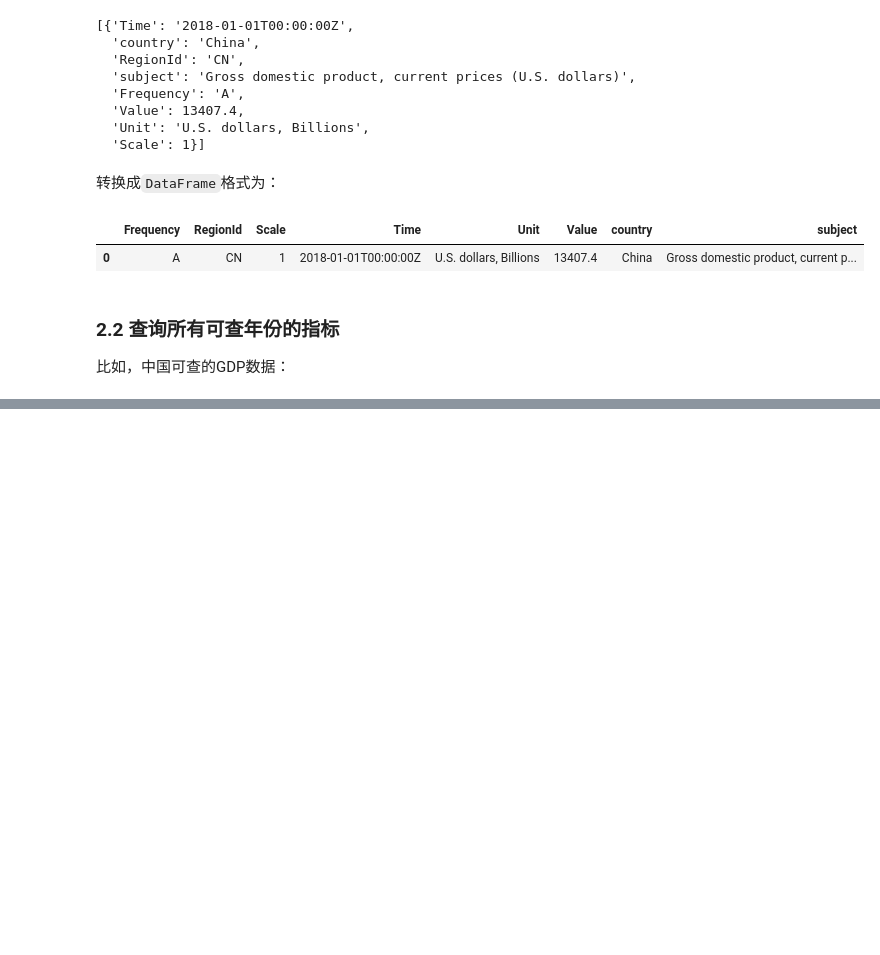
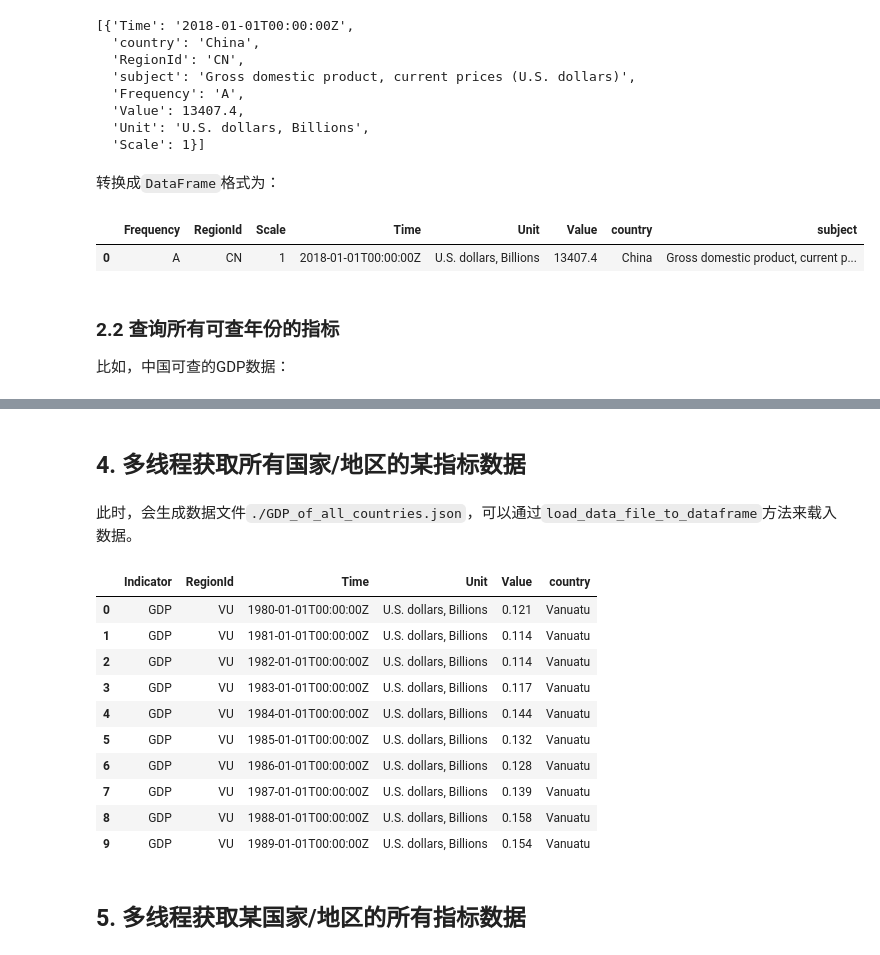
Before and after one commit to Tishacy/WorldDataAtlasSpider, a Jupyter notebook: handbook.ipynb, the cells around one changed output, grey strips where cells are left out. Saved outputs shown, nothing was run; the diff lists cells and outputs as text; code cells hidden in the pictures; blank space fills up the shorter version.

```diff
--- a/handbook.ipynb
+++ b/handbook.ipynb
@@ -134,0 +135,2 @@ import demo
+# %% [markdown]
+## 4. 多线程获取所有国家/地区的某指标数据
@@ -134,0 +141,19 @@ import demo
+# %% [markdown]
+此时，会生成数据文件`./GDP_of_all_countries.json`，可以通过`load_data_file_to_dataframe`方法来载入数据。
+# %%
+df = load_data_file_to_dataframe('./GDP_of_all_countries.json')
+df.head(10)
+# %% [output]
+|  | Indicator | RegionId | Time | Unit | Value | country |
+| 0 | GDP | VU | 1980-01-01T00:00:00Z | U.S. dollars, Billions | 0.121 | Vanuatu |
+| 1 | GDP | VU | 1981-01-01T00:00:00Z | U.S. dollars, Billions | 0.114 | Vanuatu |
+| 2 | GDP | VU | 1982-01-01T00:00:00Z | U.S. dollars, Billions | 0.114 | Vanuatu |
+| 3 | GDP | VU | 1983-01-01T00:00:00Z | U.S. dollars, Billions | 0.117 | Vanuatu |
+| 4 | GDP | VU | 1984-01-01T00:00:00Z | U.S. dollars, Billions | 0.144 | Vanuatu |
+| 5 | GDP | VU | 1985-01-01T00:00:00Z | U.S. dollars, Billions | 0.132 | Vanuatu |
+| 6 | GDP | VU | 1986-01-01T00:00:00Z | U.S. dollars, Billions | 0.128 | Vanuatu |
+| 7 | GDP | VU | 1987-01-01T00:00:00Z | U.S. dollars, Billions | 0.139 | Vanuatu |
+| 8 | GDP | VU | 1988-01-01T00:00:00Z | U.S. dollars, Billions | 0.158 | Vanuatu |
+| 9 | GDP | VU | 1989-01-01T00:00:00Z | U.S. dollars, Billions | 0.154 | Vanuatu |
+# %% [markdown]
+## 5. 多线程获取某国家/地区的所有指标数据
```
Also changed, not shown: parts of 10 cells of this notebook, 5 other files.
